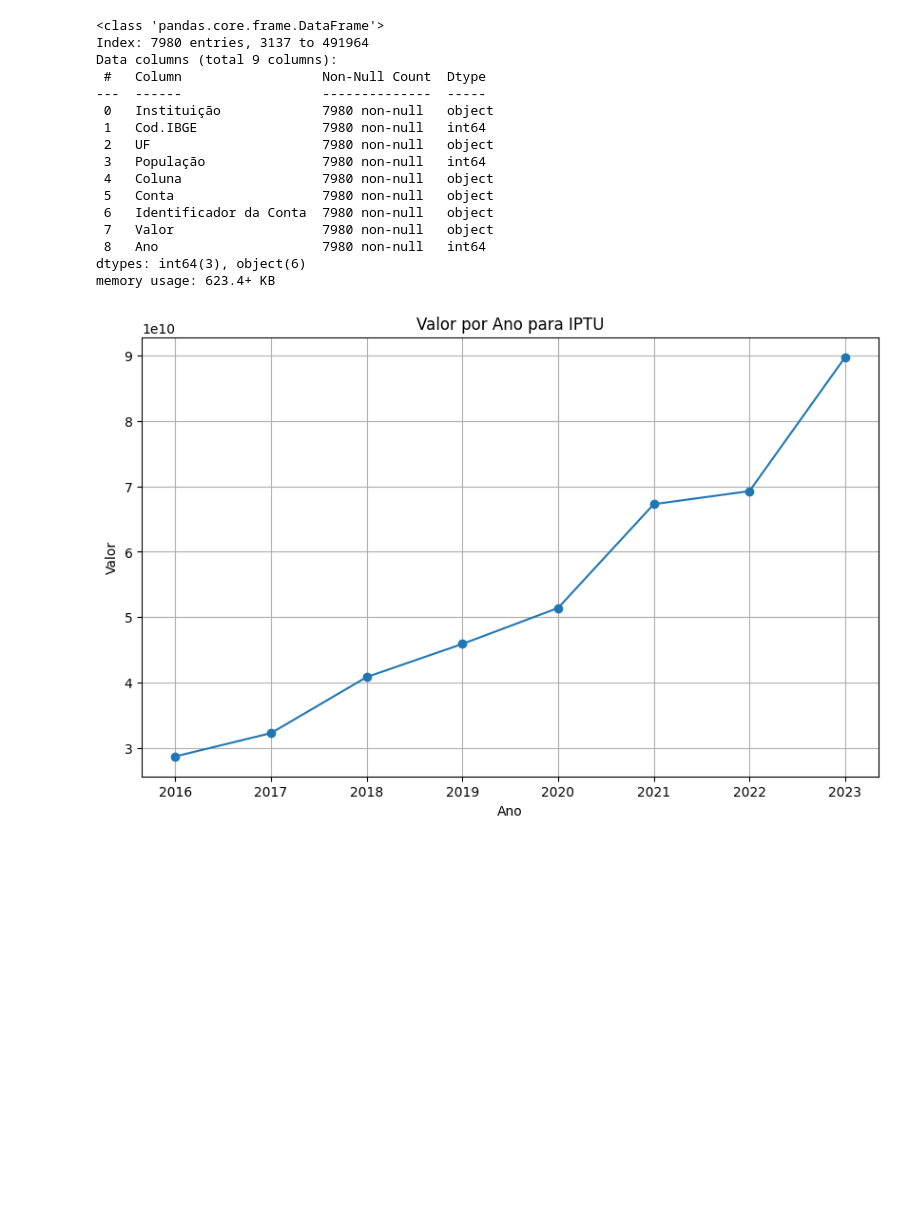
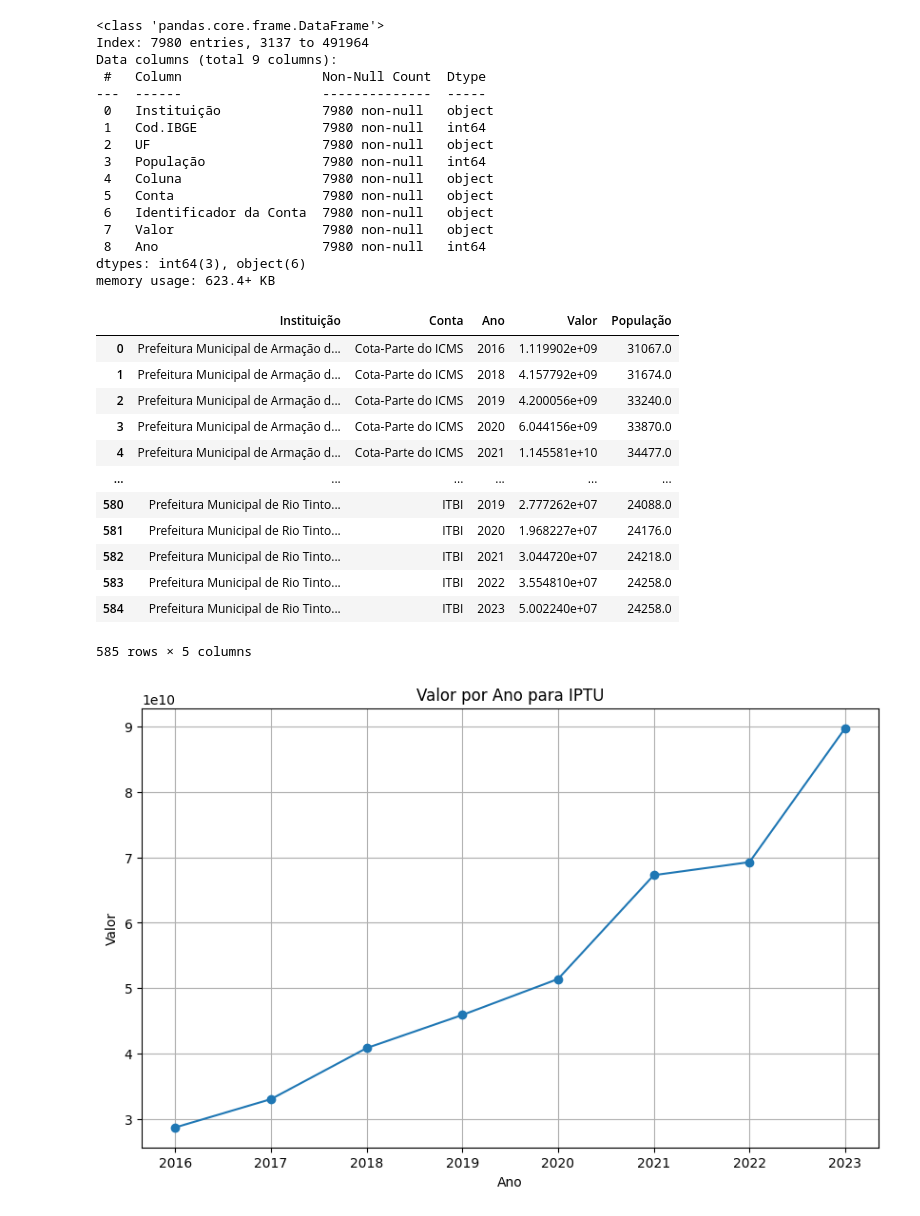
Before and after one commit to caiochacon/Mineracao, a Jupyter notebook: main.ipynb, the cells around one changed output. Saved outputs shown, nothing was run; the diff lists cells and outputs as text; code cells hidden in the pictures; blank space fills up the shorter version.

```diff
--- a/main.ipynb
+++ b/main.ipynb
@@ -76,0 +76,16 @@ contas = df['Conta'].unique()
+# %%
+df_agrupado
+# %% [output]
+|  | Instituição | Conta | Ano | Valor | População |
+| 0 | Prefeitura Municipal de Armação d... | Cota-Parte do ICMS | 2016 | 1.119902e+09 | 31067.0 |
+| 1 | Prefeitura Municipal de Armação d... | Cota-Parte do ICMS | 2018 | 4.157792e+09 | 31674.0 |
+| 2 | Prefeitura Municipal de Armação d... | Cota-Parte do ICMS | 2019 | 4.200056e+09 | 33240.0 |
+| 3 | Prefeitura Municipal de Armação d... | Cota-Parte do ICMS | 2020 | 6.044156e+09 | 33870.0 |
+| 4 | Prefeitura Municipal de Armação d... | Cota-Parte do ICMS | 2021 | 1.145581e+10 | 34477.0 |
+| ... | ... | ... | ... | ... | ... |
+| 580 | Prefeitura Municipal de Rio Tinto... | ITBI | 2019 | 2.777262e+07 | 24088.0 |
+| 581 | Prefeitura Municipal de Rio Tinto... | ITBI | 2020 | 1.968227e+07 | 24176.0 |
+| 582 | Prefeitura Municipal de Rio Tinto... | ITBI | 2021 | 3.044720e+07 | 24218.0 |
+| 583 | Prefeitura Municipal de Rio Tinto... | ITBI | 2022 | 3.554810e+07 | 24258.0 |
+| 584 | Prefeitura Municipal de Rio Tinto... | ITBI | 2023 | 5.002240e+07 | 24258.0 |
+585 rows × 5 columns
```
Also changed, not shown: parts of 33 cells of this notebook.
